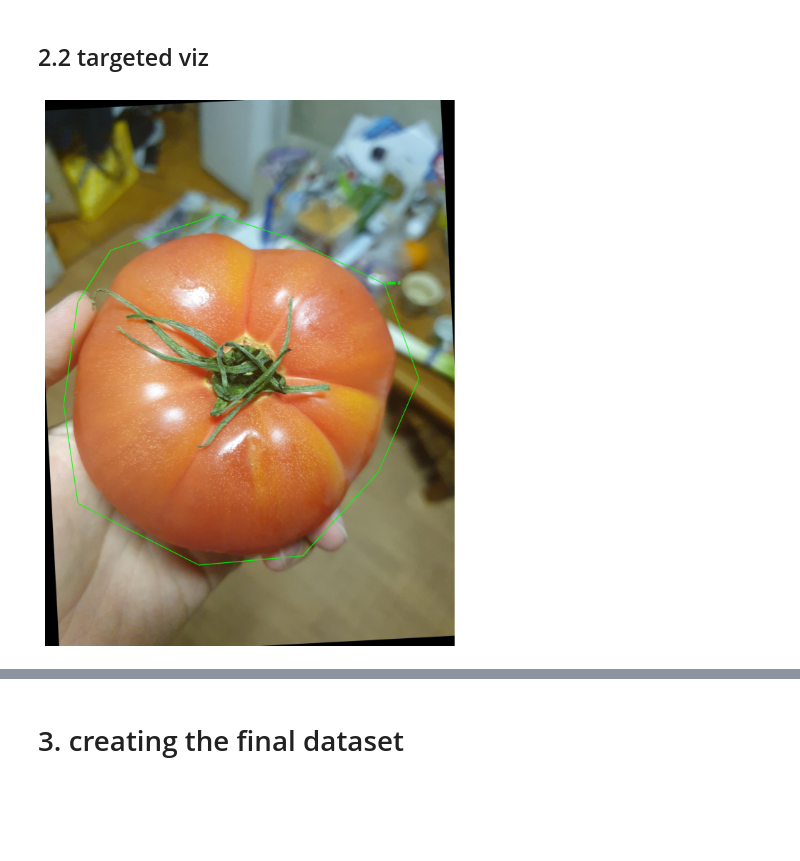
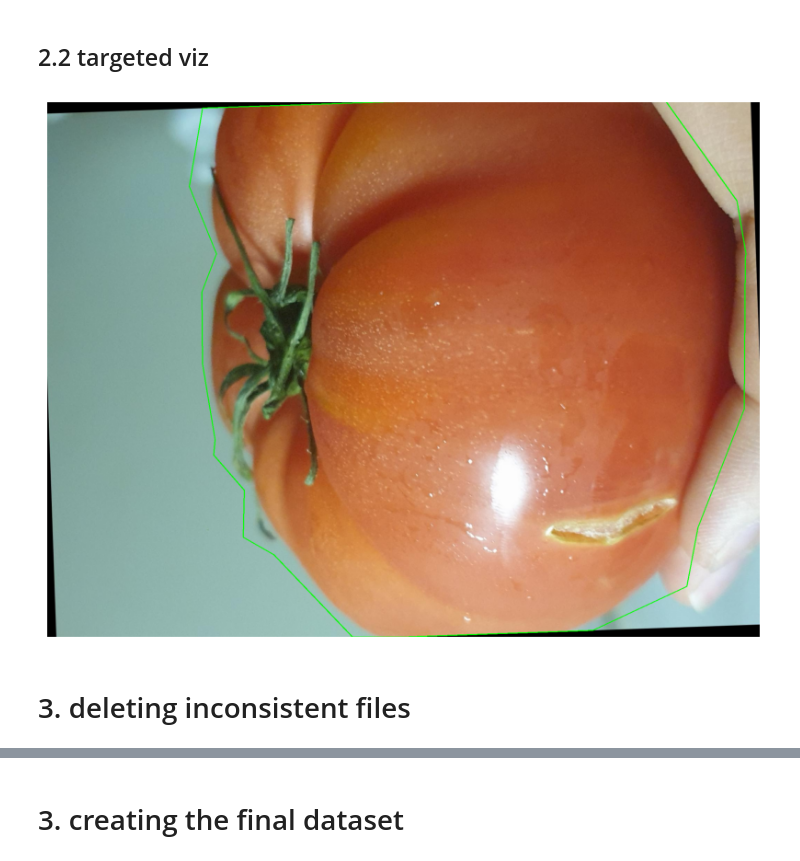
Before and after one commit to AmineHassaouy/ChefLens, a Jupyter notebook: app.ipynb, the cells around one changed output, grey strips where cells are left out. Cells and saved outputs as stored; diff of their text form; code cells hidden in the pictures; blank space fills up the shorter version.

```diff
--- a/app.ipynb
+++ b/app.ipynb
@@ -785,32 +785,34 @@ def draw_annotations(image_path, txt_path):
     plt.show()
 
 def visualize_annotations(dataset_path, txt_name):
     """Main function: Find image and draw annotations."""
     # Find the .txt file in train/valid/test
     txt_path = None
     for split in ['train', 'valid', 'test']:
         labels_dir = os.path.join(dataset_path, split, 'labels')
         if os.path.exists(labels_dir):
             potential_txt_path = os.path.join(labels_dir, txt_name)
             if os.path.exists(potential_txt_path):
                 txt_path = potential_txt_path
                 break
     if not txt_path:
         print(f"Error: Could not find {txt_name} in train/valid/test labels.")
         return
 
     # Find the corresponding image
     image_path = find_image_path(dataset_path, txt_name)
     if not image_path:
         print(f"Error: Could not find corresponding image for {txt_name}.")
         return
 
     # Draw annotations
     draw_annotations(image_path, txt_path)
 
 # Example usage
 dataset_path = r"C:\Users\ahass\OneDrive\Desktop\notebooks\projects\PFE\datasets\tomato\tomato-10"
-txt_name = "20220413_190515_jpg.rf.8de1fb2fd5dec4689d16460139157303.txt"
+txt_name = "20220413_191112_jpg.rf.ad7e0645edf8a859bed93e34ab0296c7.txt"
 visualize_annotations(dataset_path, txt_name)
 # %% [output]
-[figure, old version]
+[figure, new version]
+# %% [markdown]
+# 3. deleting inconsistent files
```
Also changed, not shown: parts of 3 cells of this notebook, 2 other files.
